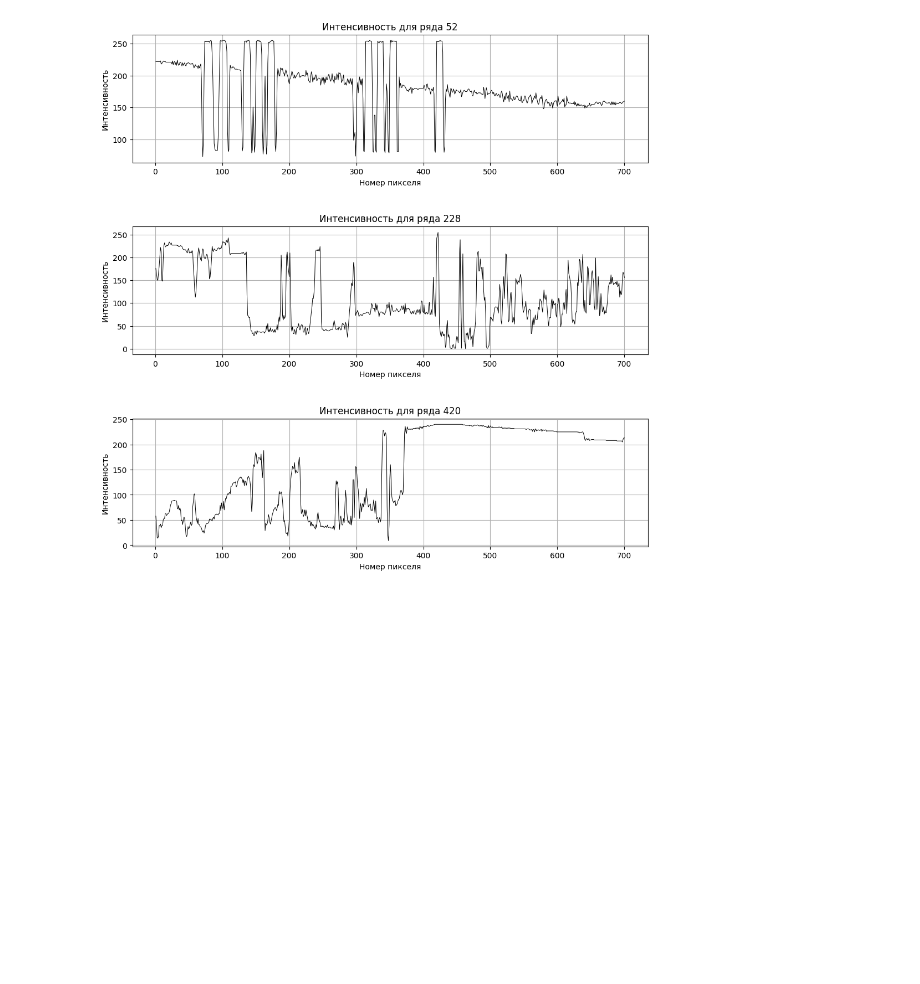
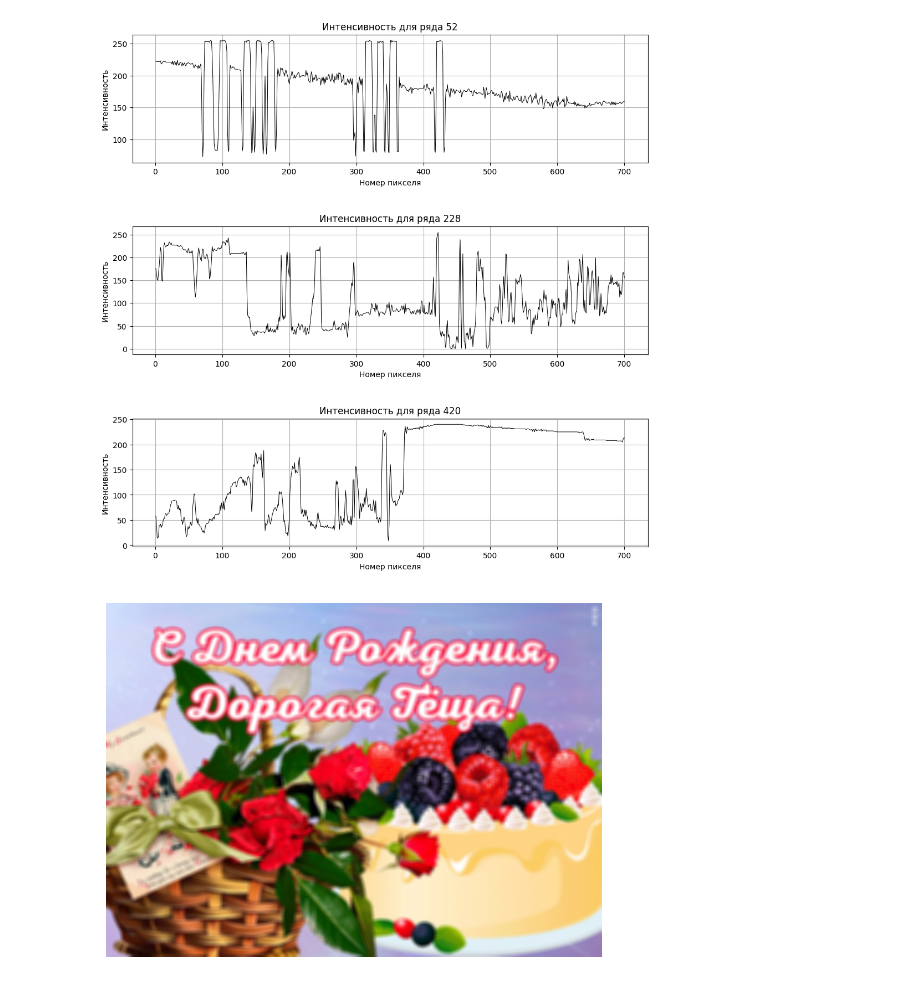
Before and after one commit to quant1on/matan_lab3, a Jupyter notebook: main.ipynb, the cells around one changed output. Saved outputs shown, nothing was run; the diff lists cells and outputs as text; code cells hidden in the pictures; blank space fills up the shorter version.

```diff
--- a/main.ipynb
+++ b/main.ipynb
@@ -88,3 +88,9 @@ for i, row in enumerate(rows_for_display):
 plt.show()
 # %% [output]
 [figure]
+# %%
+plt.imshow(convolute_image(im_rgb, 3, 3, kernel=box_blur_kernel, method_of_ext='reflect').astype(np.uint8))
+plt.axis('off')
+plt.show()
+# %% [output]
+[figure, added]
```
Also changed, not shown: parts of 3 cells of this notebook, 1 other file.
